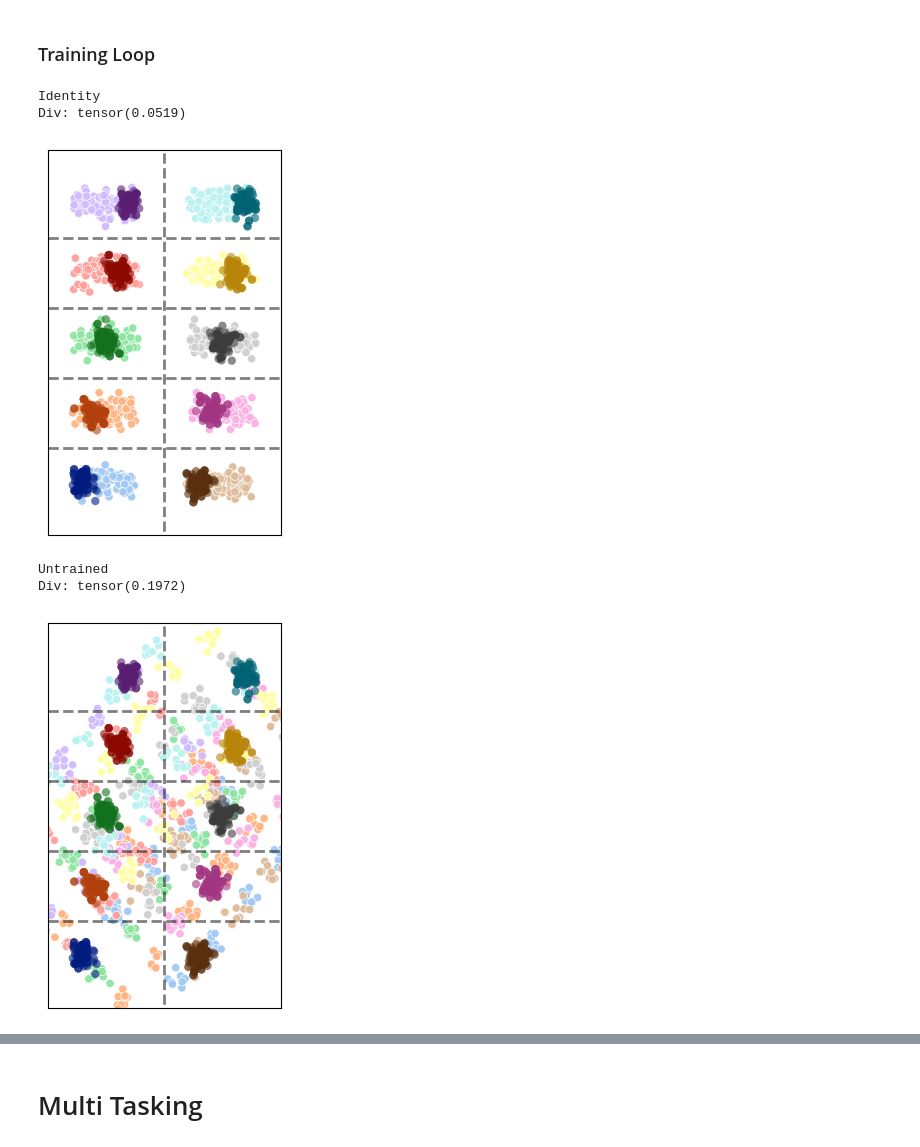
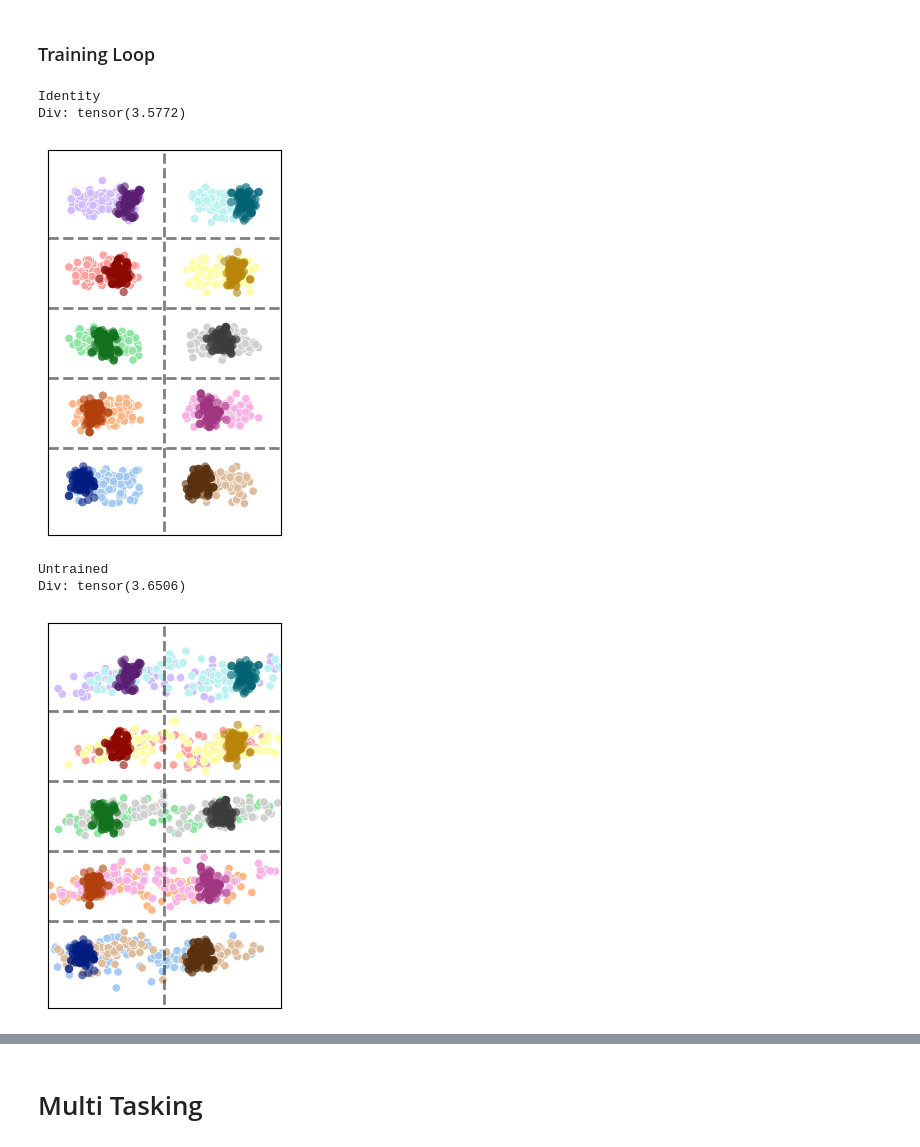
Before and after one commit to grantsrb/rep_divergence, a Jupyter notebook: divergence/clloss_synthetic_task.ipynb, the cells around one changed output, grey strips where cells are left out. Cells and saved outputs as stored; diff of their text form; code cells hidden in the pictures.

```diff
--- a/divergence/clloss_synthetic_task.ipynb
+++ b/divergence/clloss_synthetic_task.ipynb
@@ -226,6 +226,7 @@ def quick_plot(
     rot = 0,
     y_values=[i+0.5-2 for i in range(5)],
     rot_mtx=None,
+    plot_rot_axes=False,
     figscale=1,
 ):
 
@@ -300,7 +301,7 @@ def quick_plot(
         # x dividers
         for y in y_values[:-1]:
             ax.plot([-2,2],[y,y], "k--", linewidth=thickness, alpha=dash_alpha)
-    if rot_mtx is not None:
+    if rot_mtx is not None and plot_rot_axes:
         vec1 = rot_mtx.weight.data[:2,0]
         vec1 = vec1/vec1.norm()
         vec1 = vec1.cpu().numpy()
@@ -1115,7 +1117,7 @@ def train_rotation(
     }
     return ret_dict
 # %%
-extra_dims = 0 # adds extra noisy dimensions
+extra_dims = 16 # adds extra noisy dimensions
 dupl_rank = 0 # duplicates uniformly sampled extra dimensions from the set of extra_dims-dupl_rank noisy dimensions
 zero_rank = 0
 mask_dims = 1 # note that you will need to increase this if adding zero_rank or dupl_rank dimensions to the
@@ -1151,37 +1153,37 @@ src_classes = data_dict["src_classes"][valids]
 src_varbs = data_dict["src_varbs"][valids]
 
 
 d = src_vecs.shape[-1]
 mask = torch.zeros(d)
 mask[:mask_dims] = 1
 empty_mask = torch.zeros_like(mask)
 if len(mask)>mask_dims*2:
     empty_mask[mask_dims*2:] = 1
 
 rot_mtx = torch.nn.utils.parametrizations.orthogonal(torch.nn.Linear(d,d))
 
 with torch.no_grad():
     eye = torch.nn.Linear(d,d)
     eye.weight.data = torch.eye(d).float()
     intrv_vecs = interchange(trg_vecs, src_vecs, eye, mask)
 print("Identity")
 div = compute_emd(src_vecs, intrv_vecs)
 print("Div:", div)
 quick_plot(src_vecs, intrv_vecs.detach(), src_classes, intrv_classes, )
 
 with torch.no_grad():
     intrv_vecs = interchange(trg_vecs, src_vecs, rot_mtx, mask)
 print("Untrained")
 div = compute_emd(src_vecs, intrv_vecs)
 print("Div:", div)
 quick_plot(src_vecs, intrv_vecs.detach(), src_classes, intrv_classes, )
 # %% [output]
 Identity
-Div: tensor(0.0519)
+Div: tensor(3.5772)
-[figure, old version]
+[figure, new version]
 Untrained
-Div: tensor(0.1972)
+Div: tensor(3.6506)
-[figure, old version]
+[figure, new version]
 # %%
 lr = 0.01
 bsize = 200
```
Also changed, not shown: parts of 38 cells of this notebook, 5 other files.
